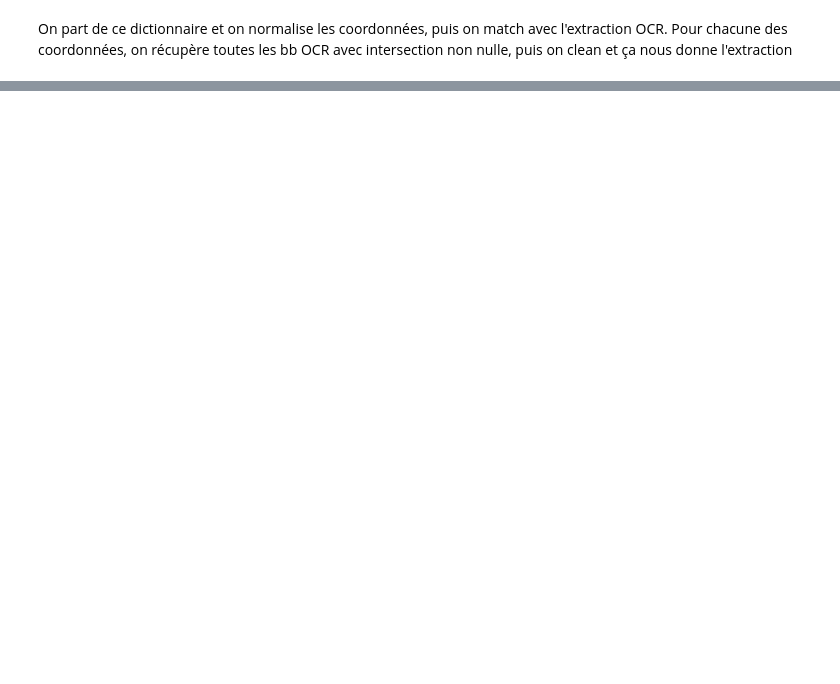
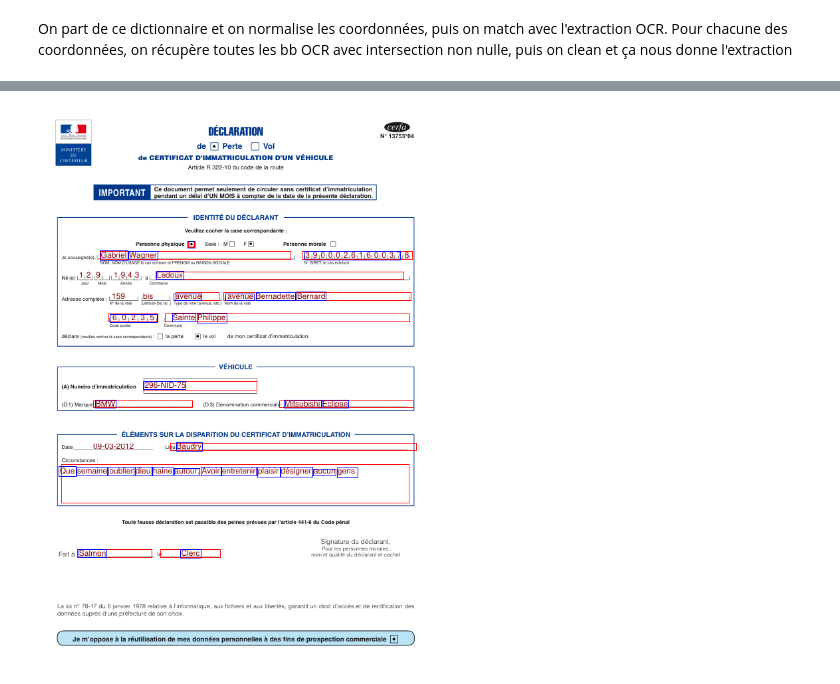
Before and after one commit to numerique-gouv/formIAble, a Jupyter notebook: notebooks/first_pipeline.ipynb, the cells around one changed output, grey strips where cells are left out. Saved outputs shown, nothing was run; the diff lists cells and outputs as text; code cells hidden in the pictures; blank space fills up the shorter version.

```diff
--- a/notebooks/first_pipeline.ipynb
+++ b/notebooks/first_pipeline.ipynb
@@ -43,0 +172,15 @@ On part de ce dictionnaire et on normalise les coordonnées, puis on match avec
+# %%
+def clean_cerfa_template(cerfa_template: Dict):
+    clean_template = {}
+    # For now cerfa template is the raw writer's annotator dict
+    for box, field in cerfa_template.items():
+        pattern = r"[-+]?\d*\.\d+|[-+]?\d+"
+        numbers = [float(match) for match in re.findall(pattern, box)]
+        if len(numbers) == 4:
+            x0, y0, x1, y1 = numbers
+        else:
+            raise ValueError("Could not get coordinates of bounding box.")
+
+        field_name, _ = field
+        clean_template[field_name] = (x0, y0, x1, y1)
+    return clean_template
@@ -43,0 +236,32 @@ On part de ce dictionnaire et on normalise les coordonnées, puis on match avec
+# %%
+def plot_matched_boxes(
+    image: Image,
+    clean_cerfa_template: Dict,
+    matched_boxes: Dict,
+):
+    draw = ImageDraw.Draw(image)
+
+    for field_name, template_box in clean_cerfa_template.items():
+        ocr_boxes = matched_boxes[field_name]
+        if len(ocr_boxes) > 0:
+            x0, y0, x1, y1 = template_box
+            positions_to_plot = [(x0, y0), (x1, y0), (x1, y1), (x0, y1), (x0, y0)]
+            draw.line(xy=positions_to_plot, fill="red")
+            for ocr_box in ocr_boxes:
+                x0, y0, x1, y1 = ocr_box
+                positions_to_plot = [(x0, y0), (x1, y0), (x1, y1), (x0, y1), (x0, y0)]
+                draw.line(xy=positions_to_plot, fill="blue")
+    image.show()
+# %%
+filled_str_template, matched_boxes = match_bounding_boxes_to_template(
+    processed_output,
+    clean_cerfa_template(writer.annotator.dic),
+    0.5
+)
+# %%
+image = read_pdf_as_image(path)
+
+clean_template = clean_cerfa_template(writer.annotator.dic)
+plot_matched_boxes(image, clean_cerfa_template=clean_template, matched_boxes=matched_boxes)
+# %% [output]
+[figure, added]
```
Also changed, not shown: parts of 26 cells of this notebook.
